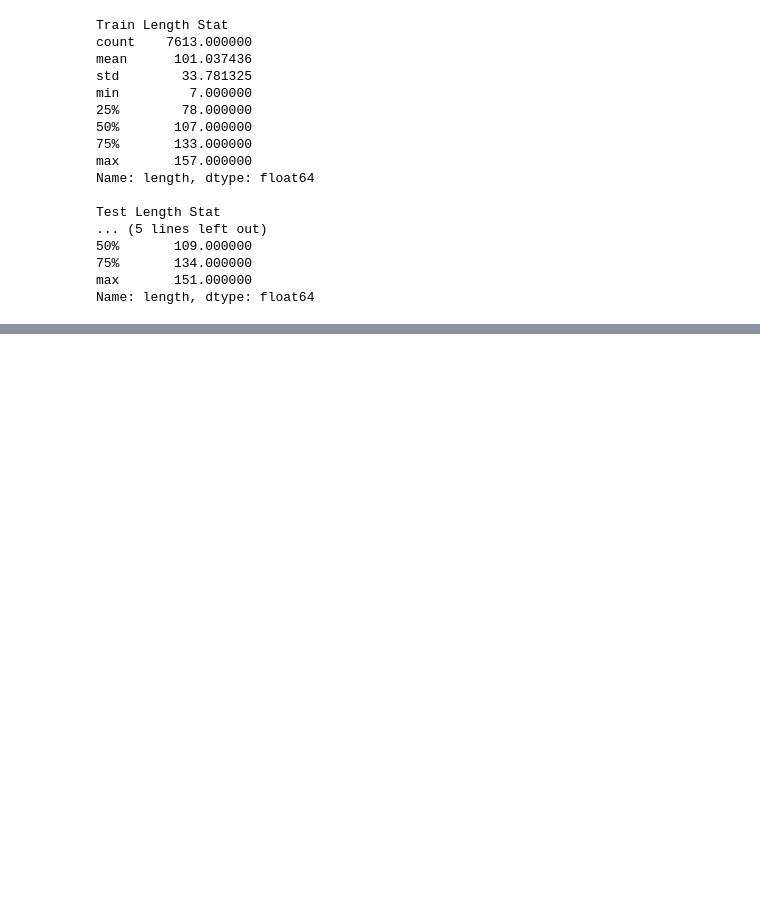
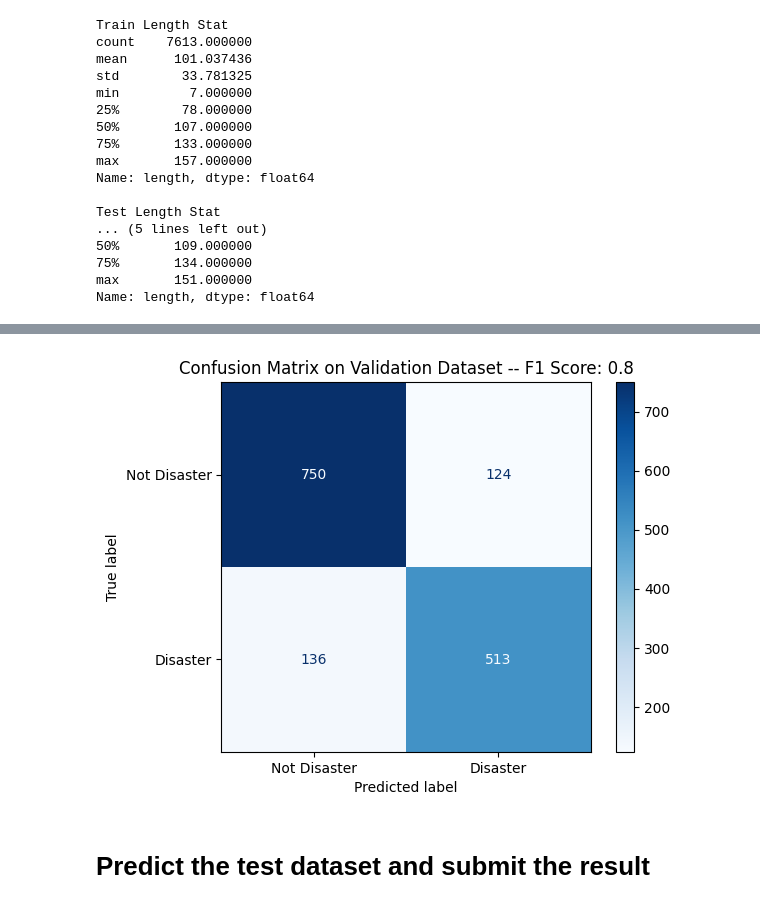
Before and after one commit to jhcheng/kerasnlp-disaster-tweets, a Jupyter notebook: kerasnlp-disaster-tweets.ipynb, the cells around one changed output, grey strips where cells are left out. Cells and saved outputs as stored; diff of their text form; code cells hidden in the pictures; blank space fills up the shorter version.

```diff
--- a/kerasnlp-disaster-tweets.ipynb
+++ b/kerasnlp-disaster-tweets.ipynb
@@ -304,0 +225,5 @@ print(y_predict)
+# %%
+y_pred_val = classifier.predict(X_val)
+
+displayConfusionMatrix(y_val, y_pred_val, "Validation")
+# %% [output]
@@ -304,0 +231,3 @@ print(y_predict)
+[figure, added]
+# %% [markdown]
+# Predict the test dataset and submit the result
```
Also changed, not shown: parts of 32 cells of this notebook.
